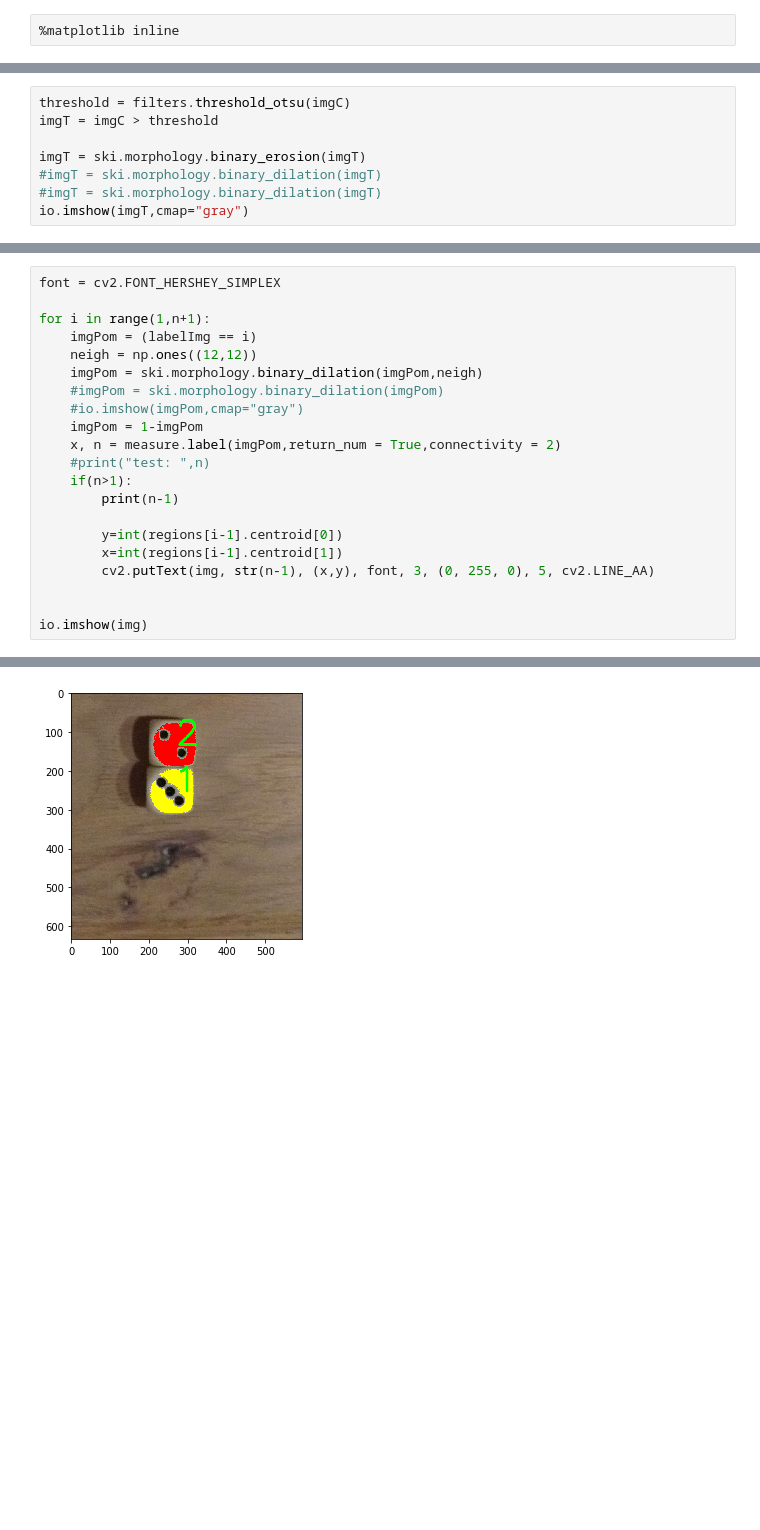
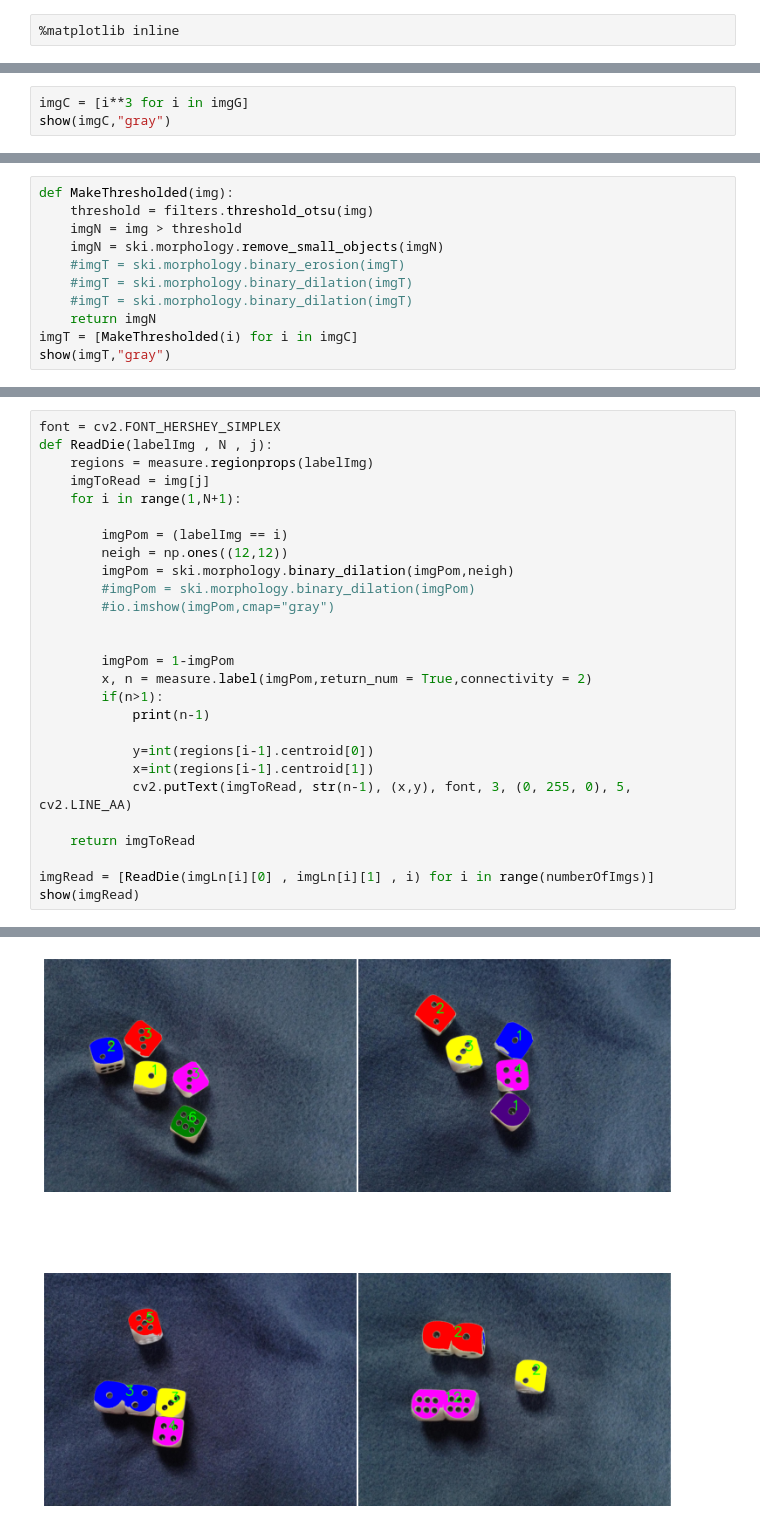
Before and after one commit to Grecjanin/DiceReader, a Jupyter notebook: DiceReader.ipynb, the cells around one changed output, grey strips where cells are left out. Saved outputs shown, nothing was run; the diff lists cells and outputs as text; blank space fills up the shorter version.

```diff
--- a/DiceReader.ipynb
+++ b/DiceReader.ipynb
@@ -31,0 +35,3 @@ io.imshow(imgC,cmap="gray")
+# %%
+imgC = [i**3 for i in imgG]
+show(imgC,"gray")
@@ -32,9 +40,12 @@ io.imshow(imgC,cmap="gray")
 # %%
-threshold = filters.threshold_otsu(imgC)
-imgT = imgC > threshold
-
-imgT = ski.morphology.binary_erosion(imgT)
-#imgT = ski.morphology.binary_dilation(imgT)
-#imgT = ski.morphology.binary_dilation(imgT)
-io.imshow(imgT,cmap="gray")
+def MakeThresholded(img):
+    threshold = filters.threshold_otsu(img)
+    imgN = img > threshold
+    imgN = ski.morphology.remove_small_objects(imgN)
+    #imgT = ski.morphology.binary_erosion(imgT)
+    #imgT = ski.morphology.binary_dilation(imgT)
+    #imgT = ski.morphology.binary_dilation(imgT)
+    return imgN
+imgT = [MakeThresholded(i) for i in imgC]
+show(imgT,"gray")
 # %% [output]
@@ -55,22 +77,28 @@ io.imshow(imgTemp)
 # %%
 font = cv2.FONT_HERSHEY_SIMPLEX
+def ReadDie(labelImg , N , j):
+    regions = measure.regionprops(labelImg)
+    imgToRead = img[j]
+    for i in range(1,N+1):
 
-for i in range(1,n+1):
-    imgPom = (labelImg == i)
-    neigh = np.ones((12,12))
-    imgPom = ski.morphology.binary_dilation(imgPom,neigh)
-    #imgPom = ski.morphology.binary_dilation(imgPom)
-    #io.imshow(imgPom,cmap="gray")
-    imgPom = 1-imgPom
-    x, n = measure.label(imgPom,return_num = True,connectivity = 2)
-    #print("test: ",n)
-    if(n>1):
-        print(n-1)
-
-        y=int(regions[i-1].centroid[0])
-        x=int(regions[i-1].centroid[1])
-        cv2.putText(img, str(n-1), (x,y), font, 3, (0, 255, 0), 5, cv2.LINE_AA)
+        imgPom = (labelImg == i)
+        neigh = np.ones((12,12))
+        imgPom = ski.morphology.binary_dilation(imgPom,neigh)
+        #imgPom = ski.morphology.binary_dilation(imgPom)
+        #io.imshow(imgPom,cmap="gray")
 
 
-io.imshow(img)
+        imgPom = 1-imgPom
+        x, n = measure.label(imgPom,return_num = True,connectivity = 2)
+        if(n>1):
+            print(n-1)
+
+            y=int(regions[i-1].centroid[0])
+            x=int(regions[i-1].centroid[1])
+            cv2.putText(imgToRead, str(n-1), (x,y), font, 3, (0, 255, 0), 5, cv2.LINE_AA)
+
+    return imgToRead
+
+imgRead = [ReadDie(imgLn[i][0] , imgLn[i][1] , i) for i in range(numberOfImgs)]
+show(imgRead)
 # %% [output]
@@ -80 +122 @@ io.imshow(img)
-[figure, old version]
+[figure, new version]
```
Also changed, not shown: parts of 8 cells of this notebook, 4 other files.
